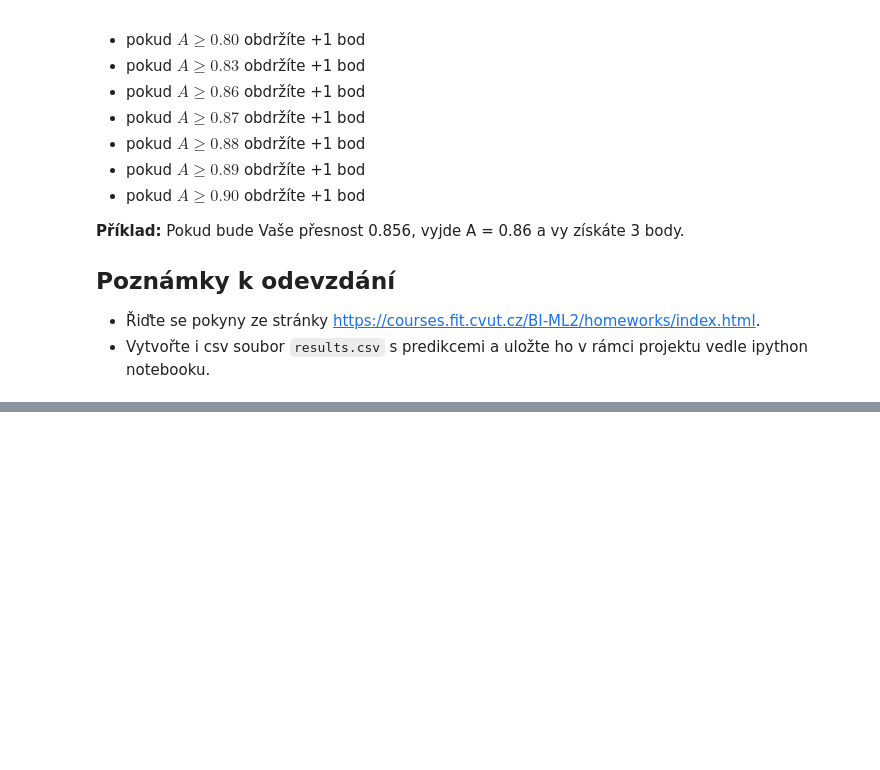
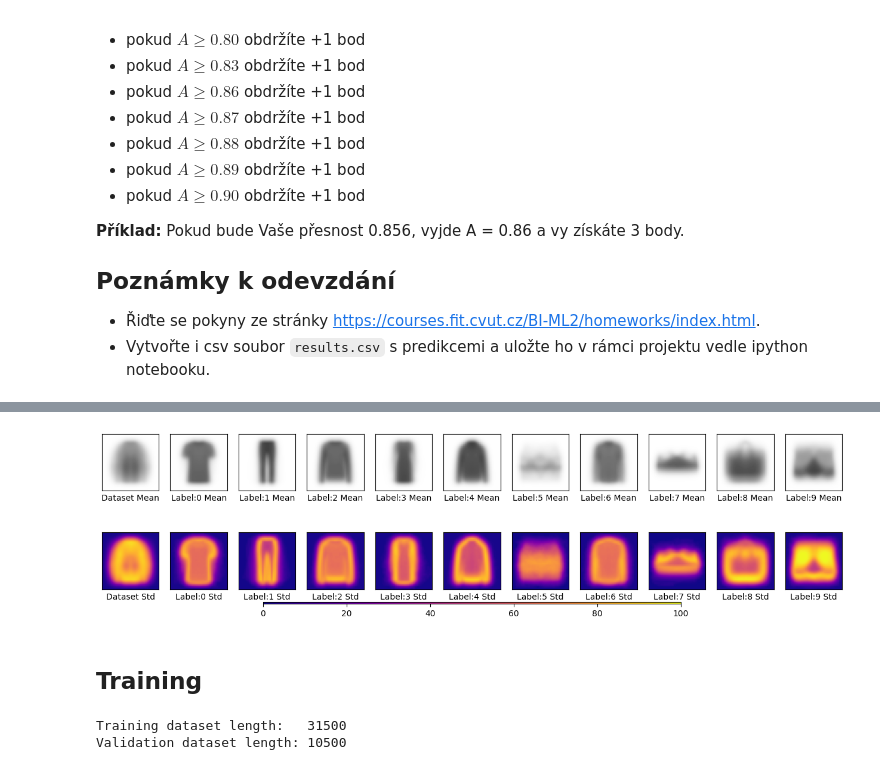
Before and after one commit to ZhigaMason/University, a Jupyter notebook: 02/homework_02_B242.ipynb, the cells around one changed output, grey strips where cells are left out. Cells and saved outputs as stored; diff of their text form; code cells hidden in the pictures; blank space fills up the shorter version.

```diff
--- a/02/homework_02_B242.ipynb
+++ b/02/homework_02_B242.ipynb
@@ -75,0 +144,7 @@ Označíme-li $A$ přesnost, které jste dosáhli, zaokrouhlenou na 2 desetinná
+# %%
+labels = np.sort(ytrain.unique())
+label_rates = ytrain.groupby(ytrain).count() / ytrain.shape[0]
+N_LABELS = len(labels)
+LEN_SIDE = 32
+print(f"Present labels are: {labels}")
+print(f"Label rates: {label_rates}")
@@ -75,0 +165,42 @@ Označíme-li $A$ přesnost, které jste dosáhli, zaokrouhlenou na 2 desetinná
+# %%
+from matplotlib.cm import ScalarMappable
+fig, [axm, axs] = plt.subplots(2, len(labels) + 1, figsize=(16, 4))
+
+
+display_img(axm[0],  Xtrain.mean().values, 'Dataset Mean', prefix_label='')
+for i in labels:
+    display_img(axm[i + 1], Xtrain[ytrain == i].mean().values, f'Label:{i} Mean', prefix_label='')
+
+display_img(axs[0],  Xtrain.std().values, 'Dataset Std', kw_imshow={'cmap':'plasma', 'vmin':0, 'vmax':100}, prefix_label='')
+for i in labels:
+    display_img(axs[i + 1], Xtrain[ytrain == i].std().values, f'Label:{i} Std', kw_imshow={'cmap':'plasma', 'vmin':0, 'vmax':100}, prefix_label='')
+
+sm = ScalarMappable(cmap='plasma')
+sm.set_clim(0, 100)
+_=fig.colorbar(
+    sm,
+    ax=axs,
+    location='bottom',
+    aspect=200,
+    fraction=0.025
+)
+# %% [output]
+[figure, added]
+# %% [markdown]
+## Training
+# %%
+train_dataset = torch.utils.data.TensorDataset(
+    torch.tensor(Xtrain.values.reshape(-1, 1, 32, 32), dtype=torch.float).to(device),
+    torch.tensor(ytrain.values, dtype=torch.long).to(device)
+)
+
+val_dataset = torch.utils.data.TensorDataset(
+    torch.tensor(Xval.values.reshape(-1, 1, 32, 32), dtype=torch.float).to(device),
+    torch.tensor(yval.values, dtype=torch.long).to(device)
+)
+
+print(f"Training dataset length:   {len(train_dataset)}")
+print(f"Validation dataset length: {len(val_dataset)}")
+# %% [output]
+Training dataset length:   31500
+Validation dataset length: 10500
```
Also changed, not shown: parts of 12 cells of this notebook.
